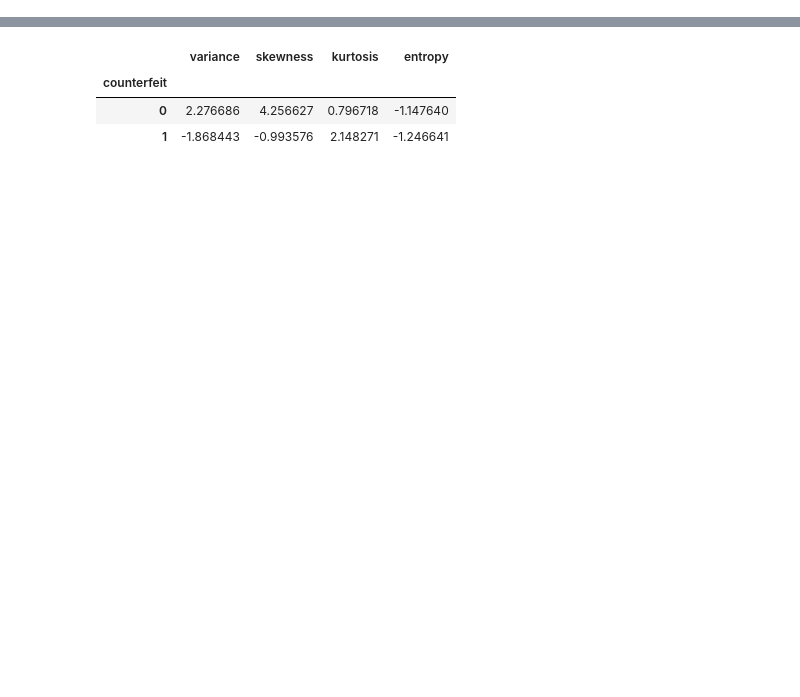
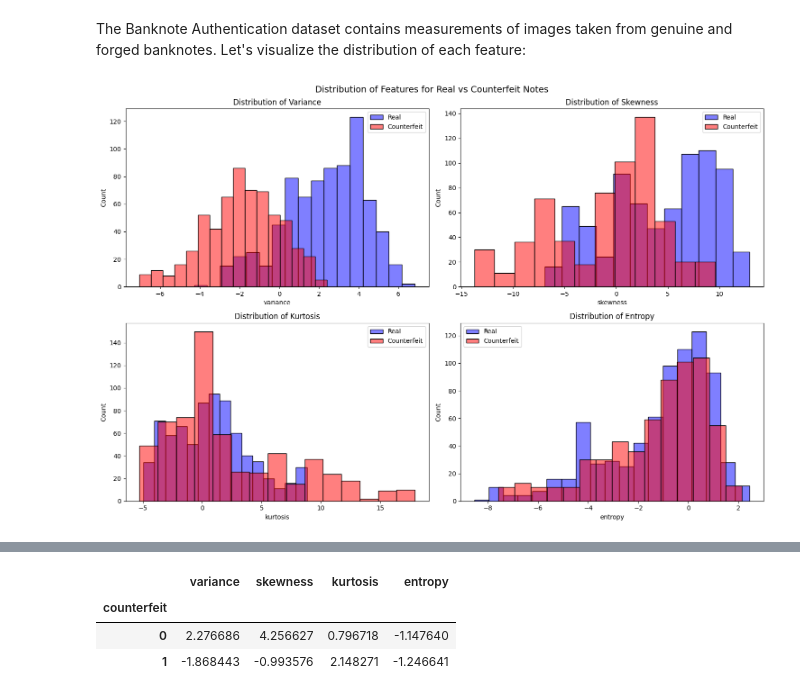
Before and after one commit to AlexMorrow239/Understanding-Machine-Learning, a Jupyter notebook: K-Means_Clustering/Bank_Note_Authenticator/Bank_Note_Auth.ipynb, the cells around one changed output, grey strips where cells are left out. Drawn from its saved outputs; the diff is of its cells as text; code cells hidden in the pictures; blank space fills up the shorter version.

```diff
--- a/K-Means_Clustering/Bank_Note_Authenticator/Bank_Note_Auth.ipynb
+++ b/K-Means_Clustering/Bank_Note_Authenticator/Bank_Note_Auth.ipynb
@@ -30,0 +55,22 @@ Dataset loaded successfully.
+# %% [markdown]
+The Banknote Authentication dataset contains measurements of images taken from genuine and forged banknotes. Let's visualize the distribution of each feature:
+# %%
+# Set up the visualization
+fig, axes = plt.subplots(2, 2, figsize=(15, 10))
+fig.suptitle('Distribution of Features for Real vs Counterfeit Notes', fontsize=14)
+
+features = ['variance', 'skewness', 'kurtosis', 'entropy']
+
+for ax, feature in zip(axes.flat, features):
+    # Plot distributions for real and counterfeit notes
+    sns.histplot(data=data[data['counterfeit']==0], x=feature,
+                label='Real', alpha=0.5, ax=ax, color='blue')
+    sns.histplot(data=data[data['counterfeit']==1], x=feature,
+                label='Counterfeit', alpha=0.5, ax=ax, color='red')
+    ax.set_title(f'Distribution of {feature.capitalize()}')
+    ax.legend()
+
+plt.tight_layout()
+plt.show()
+# %% [output]
+[figure, added]
```
Also changed, not shown: parts of 35 cells of this notebook, 1 other file.
